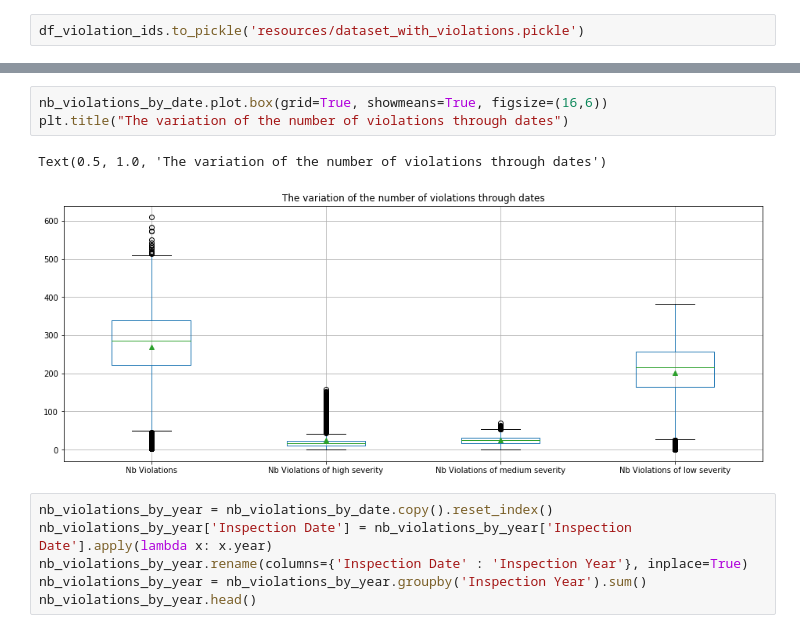
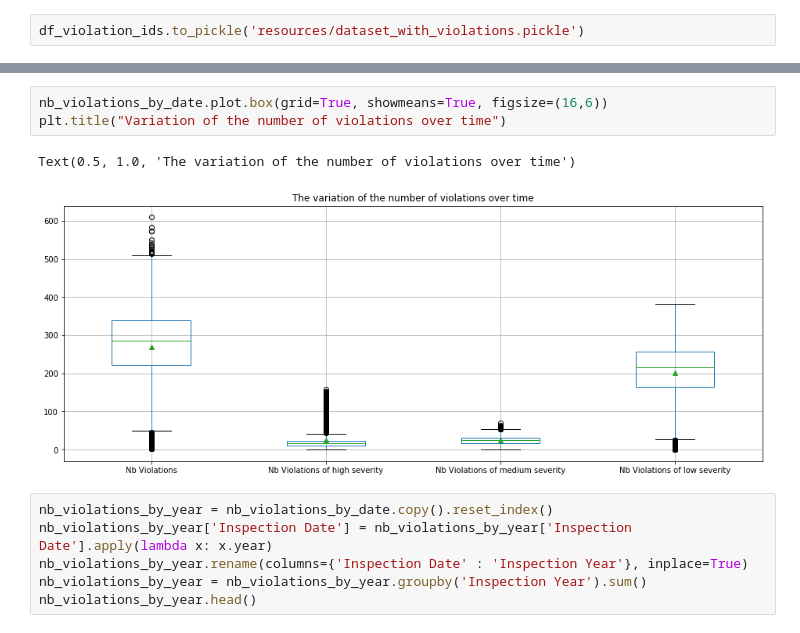
Before and after one commit to VodopaDev/CS401-Chicago-Crime-Analysis, a Jupyter notebook: violations.ipynb, the cells around one changed output, grey strips where cells are left out. Saved outputs shown, nothing was run; the diff lists cells and outputs as text.

```diff
--- a/violations.ipynb
+++ b/violations.ipynb
@@ -207,9 +217,9 @@ nb_violations_by_date.head()
 # %%
 nb_violations_by_date.plot.box(grid=True, showmeans=True, figsize=(16,6))
-plt.title("The variation of the number of violations through dates")
+plt.title("Variation of the number of violations over time")
 # %% [output]
-Text(0.5, 1.0, 'The variation of the number of violations through dates')
+Text(0.5, 1.0, 'The variation of the number of violations over time')
-[figure, old version]
+[figure, new version]
 # %%
 nb_violations_by_year = nb_violations_by_date.copy().reset_index()
 nb_violations_by_year['Inspection Date'] = nb_violations_by_year['Inspection Date'].apply(lambda x: x.year)
```
Also changed, not shown: parts of 17 cells of this notebook.
